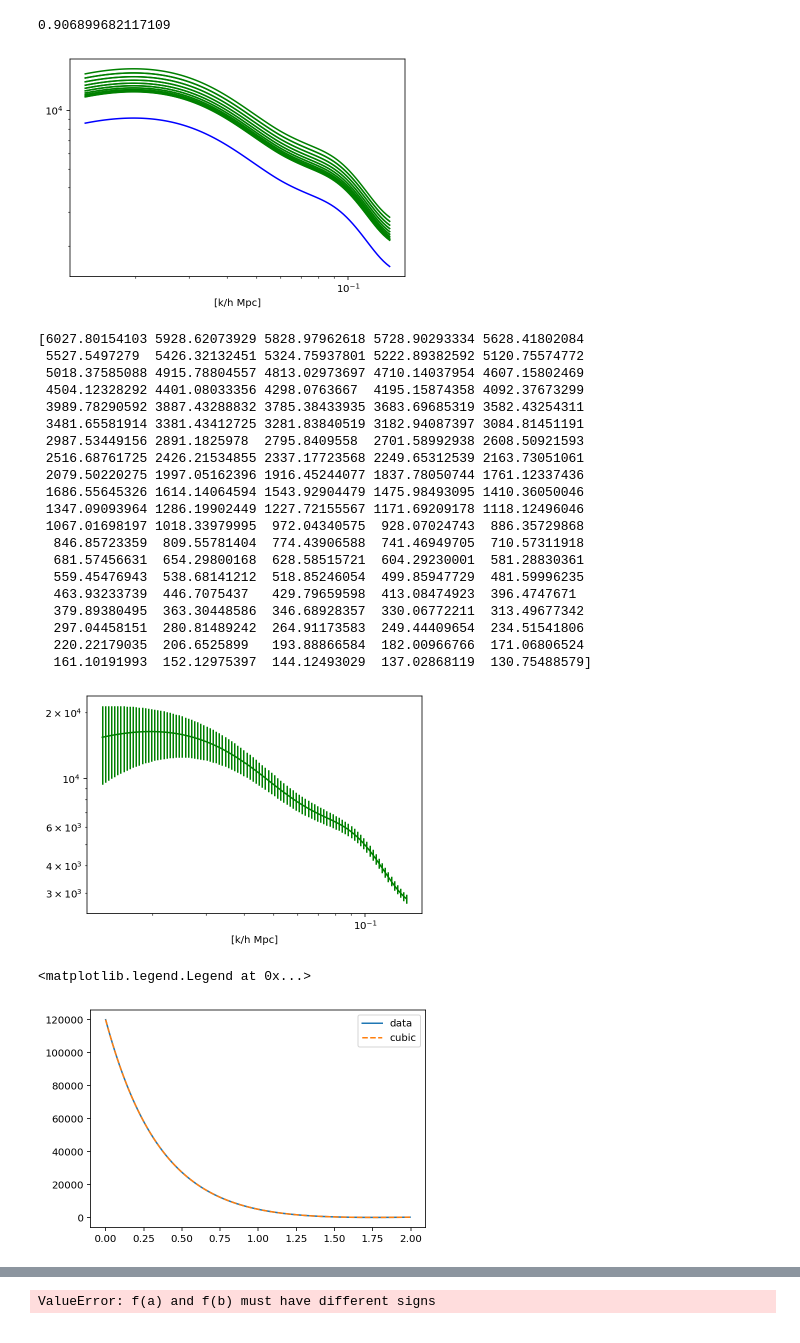
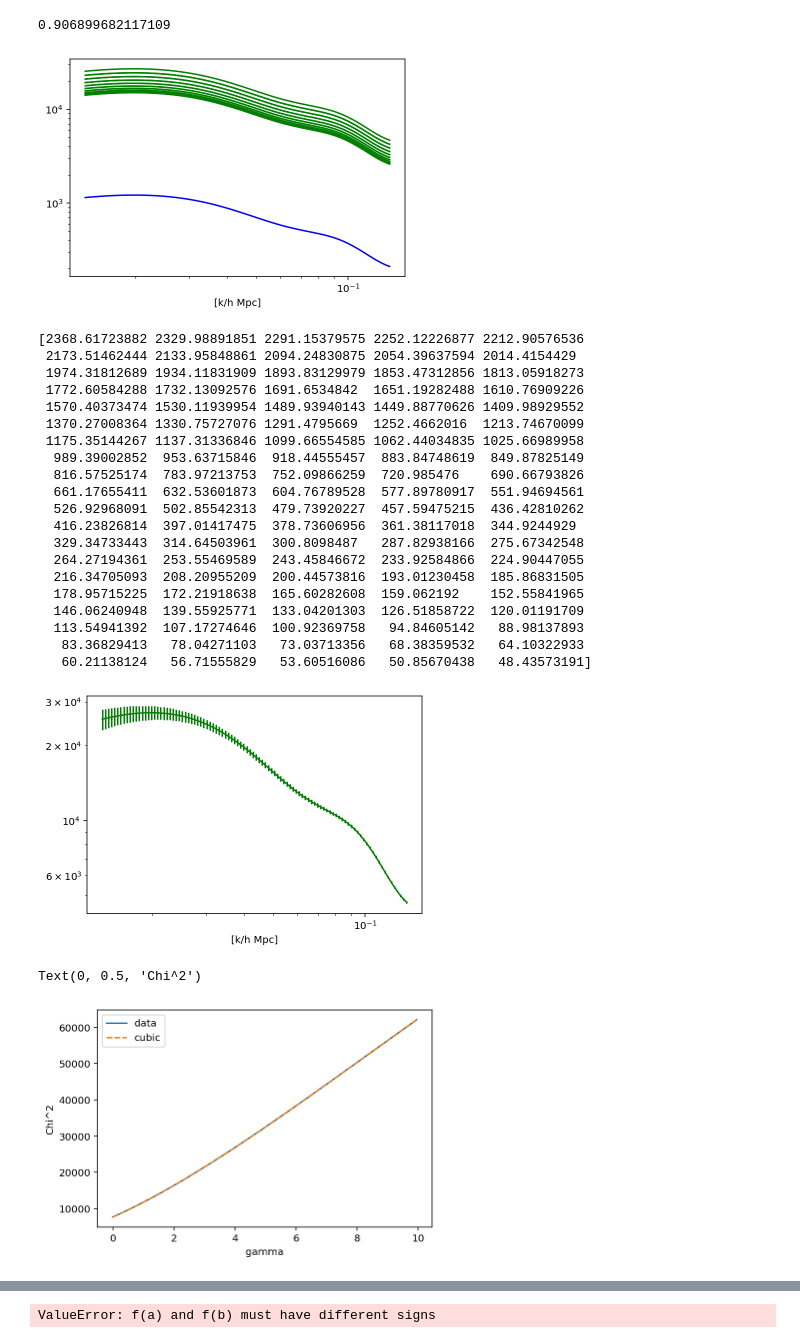
Before and after one commit to Sareva00/Tesi, a Jupyter notebook: GammaGW.ipynb, the cells around one changed output, grey strips where cells are left out. Drawn from its saved outputs; the diff is of its cells as text; code cells hidden in the pictures.

```diff
--- a/GammaGW.ipynb
+++ b/GammaGW.ipynb
@@ -32,7 +32,7 @@ class: <InitialPowerLaw>
  As = 2e-09
  At = 1.0
 # %%
-pars.set_matter_power(redshifts=[0.2], kmax=3.0)
+pars.set_matter_power(redshifts=[3], kmax=3.0)
 pars.NonLinear = model.NonLinear_none
 results = camb.get_results(pars)
 # %%
@@ -62,9 +62,9 @@ bias = 1 + z[0]*0.84   #funzione di bias delle galassie, cercane altre!!
 f = (results.get_fsigma8()/results.get_sigma8())
 dl = results.luminosity_distance(z[0])
 d= results.comoving_radial_distance(z[0])
- #la calcola alla z scelta già, UNITà DI MISURA
 
-fl= (2*dl/(1+z[0]))/(d+(1+z[0])*3e5/H(z[0]))*f
+
+fl= (2*d)/(d+(1+z[0])*2.99e5/H(z[0]))
 
 mu = np.arange(-1,1,0.1)      #range di valori dell'angolo
 N = len(kh)*len(mu)   #numero di dati simulati
@@ -74,7 +74,7 @@ N = len(kh)*len(mu)   #numero di dati simulati
 Pgg = np.empty((len(kh),len(mu)))
 for i in range (len(kh)):
     for j in range (len(mu)):
-        Pgg[i][j] = float((bias + fl * mu[j]**2)**2*pk[:,i])
+        Pgg[i][j] = float((bias + fl *f * mu[j]**2)**2*pk[:,i])
 # %%
 #Dati per la funzione teorica
 
@@ -143,7 +147,7 @@ for i in range(len(mu)):
 #ax.legend(['matter','galaxy'], loc='lower left')
 #plt.title('Total Matter power at z=%s and z= %s'%tuple(z));
 # %% [output]
-[figure, old version]
+[figure, new version]
 # %%
 fit, ax = plt.subplots()
 
@@ -154,29 +158,29 @@ ax.set_yscale('log')
 ax.errorbar(kh, Pgg[:,0], yerr = err_Pgg[:,0], color='g', ls ='-')  #aggiungi gli errori
 print(err_Pgg[:,0])
 # %% [output]
-[6027.80154103 5928.62073929 5828.97962618 5728.90293334 5628.41802084
- 5527.5497279  5426.32132451 5324.75937801 5222.89382592 5120.75574772
- 5018.37585088 4915.78804557 4813.02973697 4710.14037954 4607.15802469
- 4504.12328292 4401.08033356 4298.0763667  4195.15874358 4092.37673299
- 3989.78290592 3887.43288832 3785.38433935 3683.69685319 3582.43254311
- 3481.65581914 3381.43412725 3281.83840519 3182.94087397 3084.81451191
- 2987.53449156 2891.1825978  2795.8409558  2701.58992938 2608.50921593
- 2516.68761725 2426.21534855 2337.17723568 2249.65312539 2163.73051061
- 2079.50220275 1997.05162396 1916.45244077 1837.78050744 1761.12337436
- 1686.55645326 1614.14064594 1543.92904479 1475.98493095 1410.36050046
- 1347.09093964 1286.19902449 1227.72155567 1171.69209178 1118.12496046
- 1067.01698197 1018.33979995  972.04340575  928.07024743  886.35729868
-  846.85723359  809.55781404  774.43906588  741.46949705  710.57311918
-  681.57456631  654.29800168  628.58515721  604.29230001  581.28830361
-  559.45476943  538.68141212  518.85246054  499.85947729  481.59996235
-  463.93233739  446.7075437   429.79659598  413.08474923  396.4747671
-  379.89380495  363.30448586  346.68928357  330.06772211  313.49677342
-  297.04458151  280.81489242  264.91173583  249.44409654  234.51541806
-  220.22179035  206.6525899   193.88866584  182.00966766  171.06806524
-  161.10191993  152.12975397  144.12493029  137.02868119  130.75488579]
+[2368.61723882 2329.98891851 2291.15379575 2252.12226877 2212.90576536
+ 2173.51462444 2133.95848861 2094.24830875 2054.39637594 2014.4154429
+ 1974.31812689 1934.11831909 1893.83129979 1853.47312856 1813.05918273
+ 1772.60584288 1732.13092576 1691.6534842  1651.19282488 1610.76909226
+ 1570.40373474 1530.11939954 1489.93940143 1449.88770626 1409.98929552
+ 1370.27008364 1330.75727076 1291.4795669  1252.4662016  1213.74670099
+ 1175.35144267 1137.31336846 1099.66554585 1062.44034835 1025.66989958
+  989.39002852  953.63715846  918.44555457  883.84748619  849.87825149
+  816.57525174  783.97213753  752.09866259  720.985476    690.66793826
+  661.17655411  632.53601873  604.76789528  577.89780917  551.94694561
+  526.92968091  502.85542313  479.73920227  457.59475215  436.42810262
+  416.23826814  397.01417475  378.73606956  361.38117018  344.9244929
+  329.34733443  314.64503961  300.8098487   287.82938166  275.67342548
+  264.27194361  253.55469589  243.45846672  233.92584866  224.90447055
+  216.34705093  208.20955209  200.44573816  193.01230458  185.86831505
+  178.95715225  172.21918638  165.60282608  159.062192    152.55841965
+  146.06240948  139.55925771  133.04201303  126.51858722  120.01191709
+  113.54941392  107.17274646  100.92369758   94.84605142   88.98137893
+   83.36829413   78.04271103   73.03713356   68.38359532   64.10322933
+   60.21138124   56.71555829   53.60516086   50.85670438   48.43573191]
-[figure, old version]
+[figure, new version]
 # %%
-gammas= np.arange(0,2,0.005)   #calcolo il chi quadro per un certo set di valori di gamma
+gammas= np.arange(0,10,0.05)   #calcolo il chi quadro per un certo set di valori di gamma
 
 for k in range(len(gammas)):
     gammas[k] = round (gammas[k],3)
@@ -191,14 +195,16 @@ for k,gamma in enumerate(gammas):
 # %%
 #INTERPOLAZIONE FUNZIONE CHI^2
 interpol =  interpolate.interp1d(gammas,chi2,kind='cubic')
 plt.plot(gammas,chi2,'-', gammas, interpol(gammas), '--')
 plt.legend(['data', 'cubic'])
+plt.xlabel(' gamma ')
+plt.ylabel('Chi^2')
 
 
-#plt.axis([0.54,0.56,0,0.4e9])
+#plt.axis([0.54,0.56,0,3])
 # %% [output]
-<matplotlib.legend.Legend at 0x...>
+Text(0, 0.5, 'Chi^2')
-[figure, old version]
+[figure, new version]
 # %%
 type(interpol)
 y=lambda x: interpol(x)
```
Also changed, not shown: parts of 9 cells of this notebook, 1 other file.
